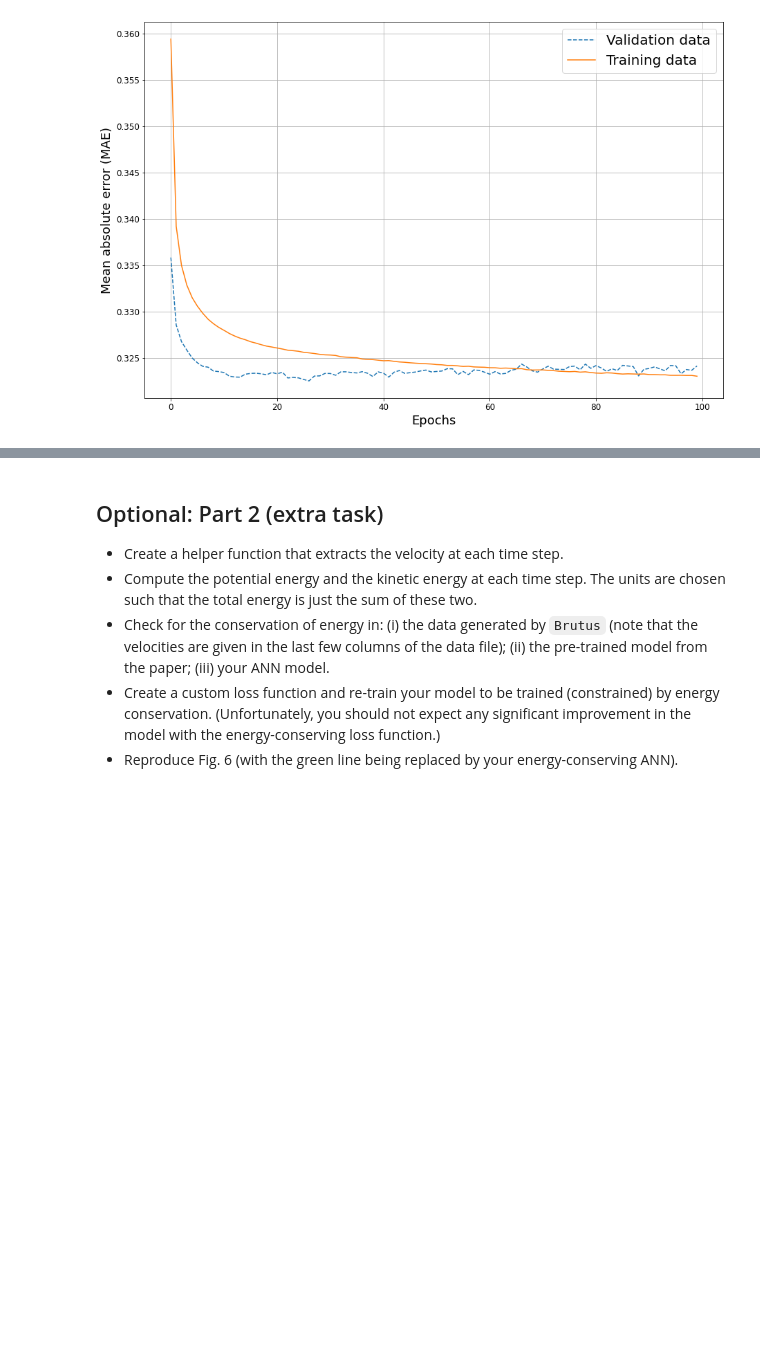
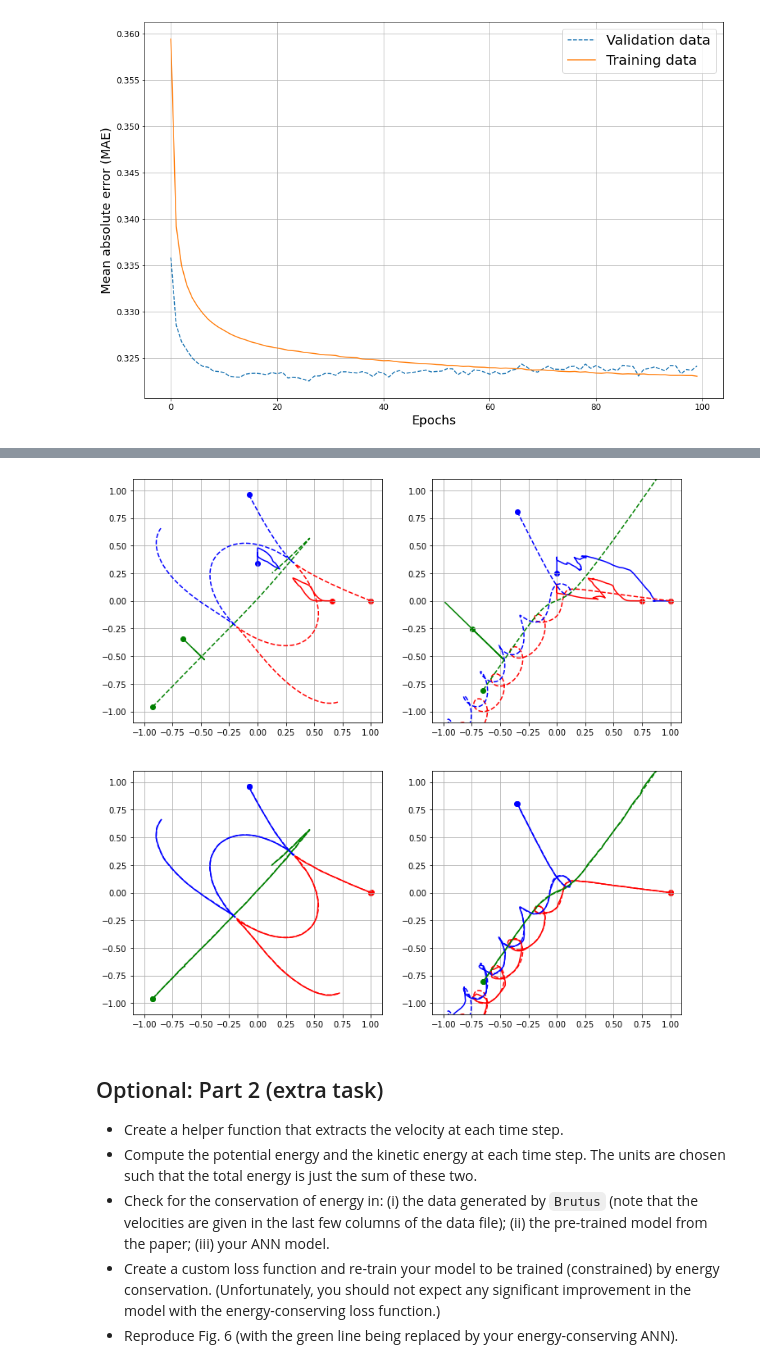
Before and after one commit to JeppJeppsson/project2, a Jupyter notebook: TIF285_Project2.ipynb, the cells around one changed output, grey strips where cells are left out. Drawn from its saved outputs; the diff is of its cells as text; code cells hidden in the pictures; blank space fills up the shorter version.

```diff
--- a/TIF285_Project2.ipynb
+++ b/TIF285_Project2.ipynb
@@ -375,8 +399,16 @@ Epoch 100/100
 1372/1372 [==============================] - 33s 24ms/step - loss: 0.3231 - accuracy: 0.7967 - val_loss: 0.3242 - val_accuracy: 0.7968
 # %%
 # Saving and loading the trained model if needed
-#ANN = tf.keras.models.load_model('trained_ANN_e100_ba5000.h5')
-ANN.save('trained_ANN_e100_ba5000_sl5_no64_CORRECTED.h5')
+
+# Set new_training to True to save the newly trained model,
+# or to False to load a model that was trained earlier
+new_training = False
+
+if new_training == True:
+    ANN.save('trained_ANN_e100_ba5000_sl5_no64_CORRECTED.h5')
+
+elif new_training == False:
+    ANN = tf.keras.models.load_model('trained_ANN_e100_ba5000_sl5_no64_CORRECTED.h5')
 # %%
 # Comparison of training and testing MAEs
 
@@ -467,3 +462,48 @@ plot_trajectories(p_real[0],p_real[1],p_real[2])
+# %%
+#ANN_breen = tf.keras.models.load_model('Breen_NN_project2.h5')
+
+i = [500,7300] # One training and one validation sample
+
+xt_in,yt_data = get_data(i[0])
+xv_in,yv_data = get_data(i[1])
+
+# Training sample predictions
+t_our = ANN.predict(xt_in,verbose=0)
+t_breen = ANN_breen.predict(xt_in,verbose=0)
+
+# Validation sample predictions
+v_our = ANN.predict(xv_in,verbose=0)
+v_breen = ANN_breen.predict(xv_in,verbose=0)
+
+# Training trajectories
+pt_our = get_trajectories(t_our)
+pt_breen = get_trajectories(t_breen)
+pt_real = get_trajectories(yt_data)
+
+# Validation trajectories
+pv_our = get_trajectories(v_our)
+pv_breen = get_trajectories(v_breen)
+pv_real = get_trajectories(yv_data)
+
+fig,ax = plt.subplots(2,2,figsize=(12,12))
+
+# Training sample plots
+plot_trajectories(pt_our[0],pt_our[1],pt_our[2],ax[0,0])
+plot_dashed(pt_real[0],pt_real[1],pt_real[2],ax[0,0])
+plot_trajectories(pt_breen[0],pt_breen[1],pt_breen[2],ax[1,0])
+plot_dashed(pt_real[0],pt_real[1],pt_real[2],ax[1,0])
+
+# Validation sample plots
+plot_trajectories(pv_our[0],pv_our[1],pv_our[2],ax[0,1])
+plot_dashed(pv_real[0],pv_real[1],pv_real[2],ax[0,1])
+plot_trajectories(pv_breen[0],pv_breen[1],pv_breen[2],ax[1,1])
+plot_dashed(pv_real[0],pv_real[1],pv_real[2],ax[1,1])
+
+plt.rcParams['axes.grid'] = True
+
+fig.savefig('ANN validation.pdf',bbox_inches='tight')
+# %% [output]
+[figure, added]
 # %% [markdown]
 ## Optional: Part 2 (extra task)
 * Create a helper function that extracts the velocity at each time step.
```
Also changed, not shown: parts of 9 cells of this notebook.
